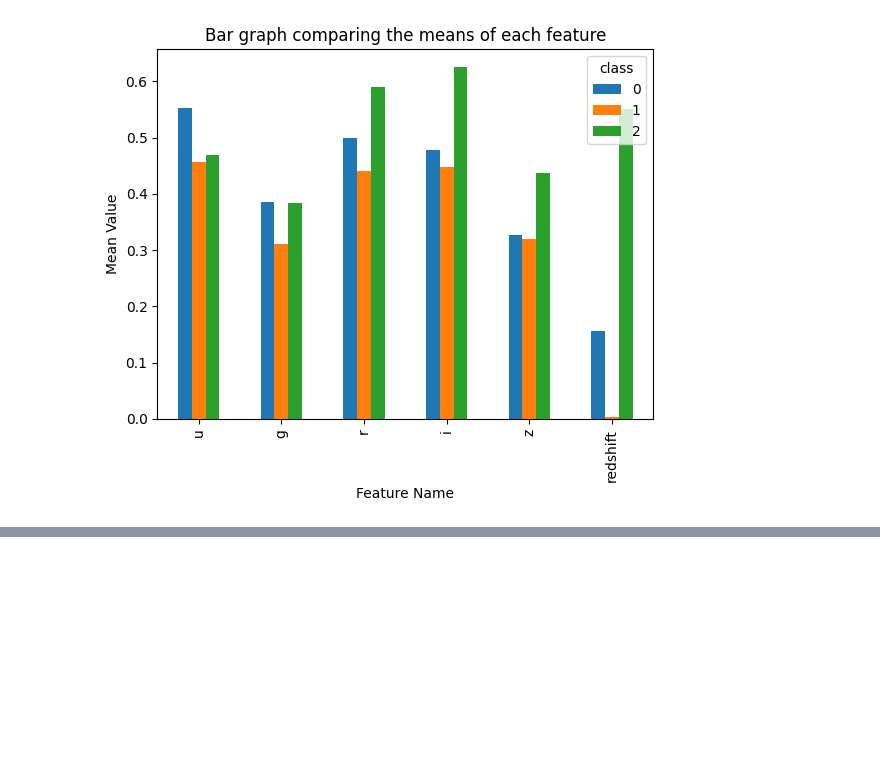
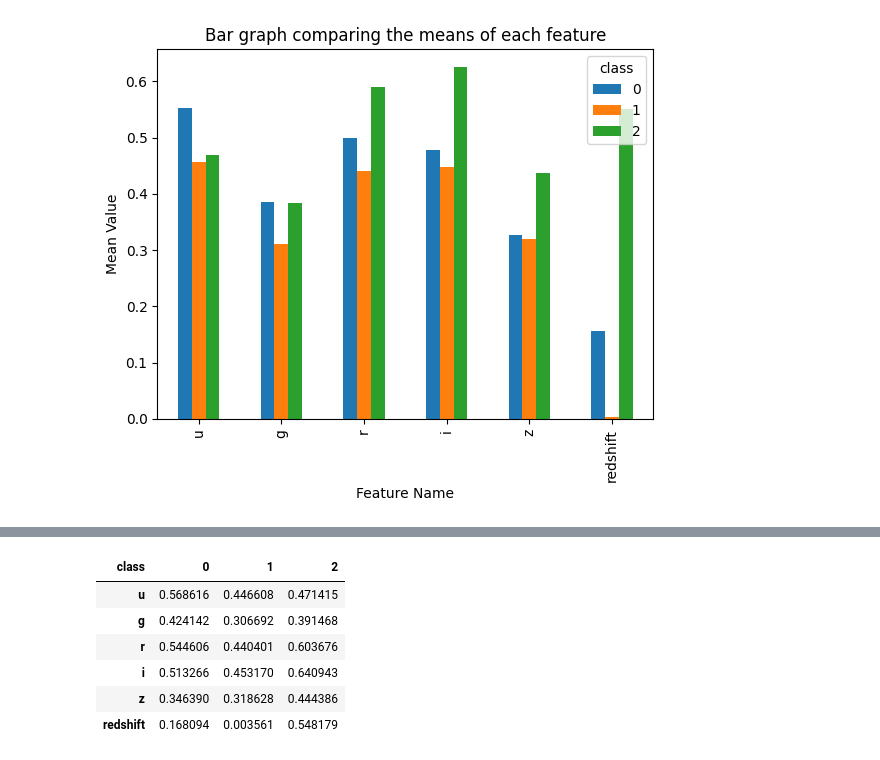
Before and after one commit to Anton1017/STINTSY-MP, a Jupyter notebook: STINTSY MP.ipynb, the cells around one changed output, grey strips where cells are left out. Cells and saved outputs as stored; diff of their text form; code cells hidden in the pictures; blank space fills up the shorter version.

```diff
--- a/STINTSY MP.ipynb
+++ b/STINTSY MP.ipynb
@@ -299,0 +318,14 @@ Text(0, 0.5, 'Mean Value')
+# %%
+median_df = stars_df.groupby('class').median()
+
+median_df = median_df[['u','g','r','i','z','redshift']].T
+
+median_df
+# %% [output]
+| class | 0 | 1 | 2 |
+| u | 0.568616 | 0.446608 | 0.471415 |
+| g | 0.424142 | 0.306692 | 0.391468 |
+| r | 0.544606 | 0.440401 | 0.603676 |
+| i | 0.513266 | 0.453170 | 0.640943 |
+| z | 0.346390 | 0.318628 | 0.444386 |
+| redshift | 0.168094 | 0.003561 | 0.548179 |
```
Also changed, not shown: parts of 3 cells of this notebook.
